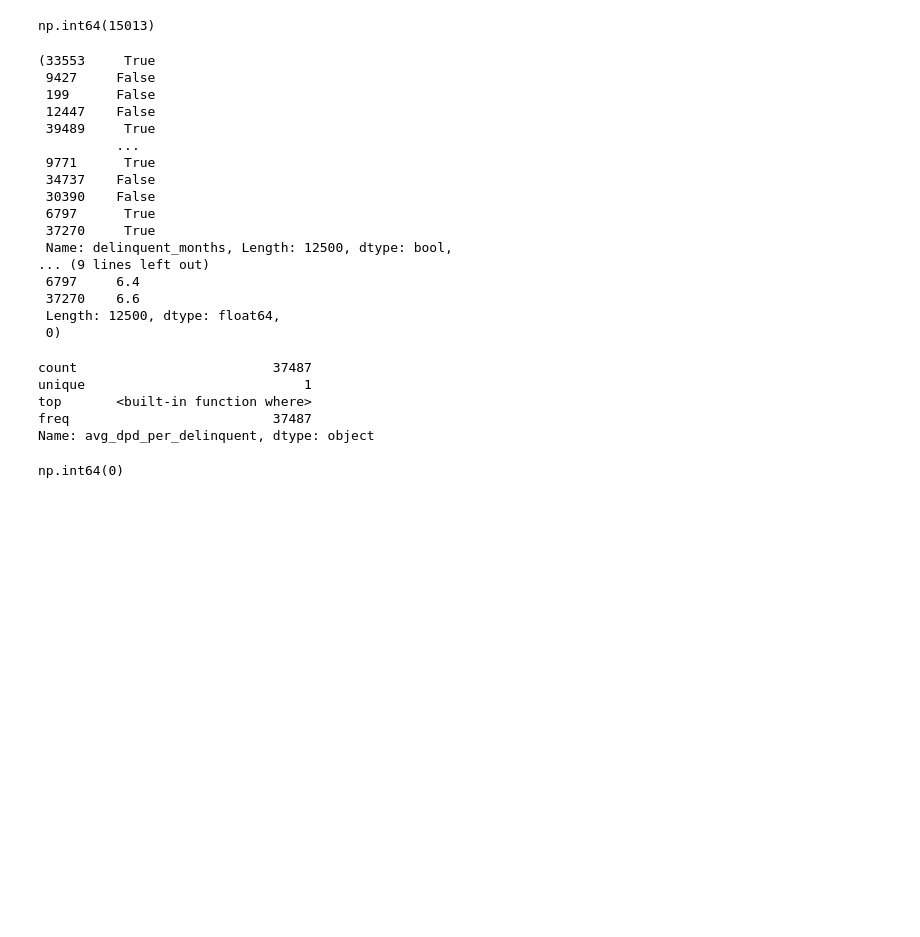
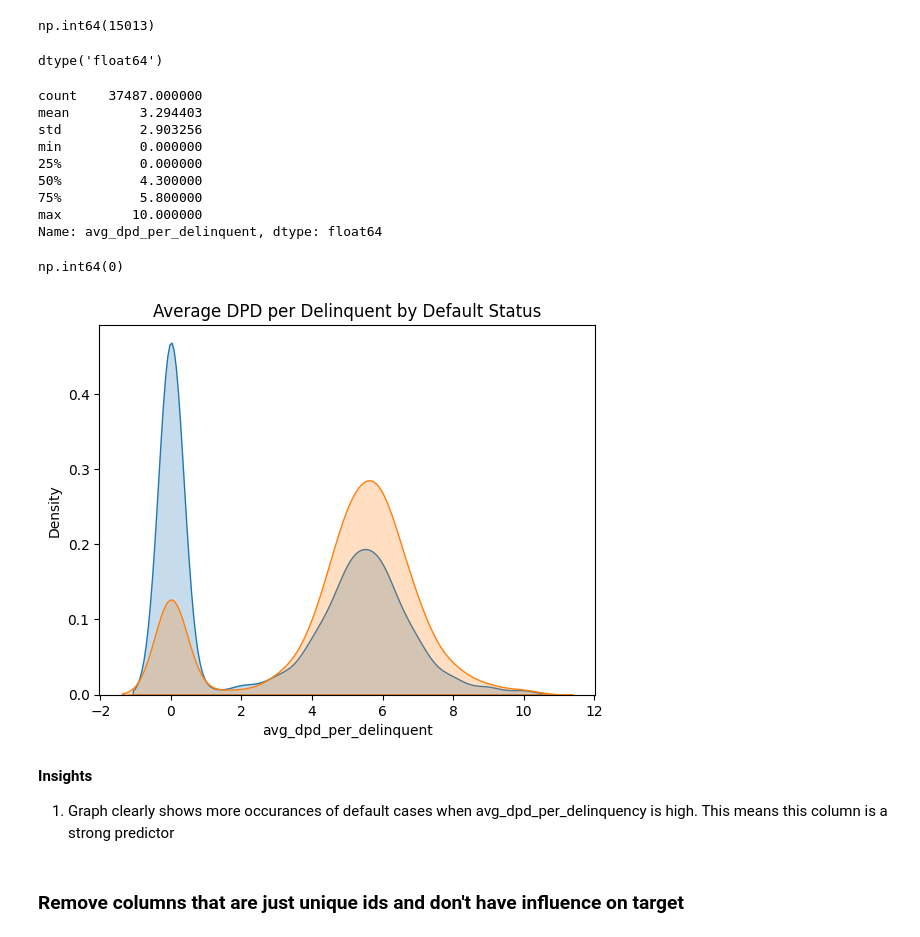
Before and after one commit to rupeshkumarp/credit_risk_analysis, a Jupyter notebook: data_preprocessing_and_eda.ipynb, the cells around one changed output. Cells and saved outputs as stored; diff of their text form; code cells hidden in the pictures; blank space fills up the shorter version.

```diff
--- a/data_preprocessing_and_eda.ipynb
+++ b/data_preprocessing_and_eda.ipynb
@@ -461,39 +461,48 @@ df_train1['avg_dpd_per_delinquent'].isna().sum()
 # %% [output]
 np.int64(15013)
 # %%
-df_train1['avg_dpd_per_delinquent'] = np.where
-(df_train1['delinquent_months'] != 0,(df_train1['total_dpd'] / df_train1['delinquent_months']).round(1),
- 0)# if delinquent months is not 0 then calculate avg_dpd_per_delinquency otherwise 0
+# if delinquent months is not 0 then calculate avg_dpd_per_delinquency otherwise 0
+df_train1['avg_dpd_per_delinquent'] = np.where(
+    df_train1['delinquent_months'] != 0,
+    (df_train1['total_dpd'] / df_train1['delinquent_months']).round(1),
+    0
+)
 
-df_test['avg_dpd_per_delinquent'] = np.where
-(df_test['delinquent_months'] != 0,(df_test['total_dpd'] / df_test['delinquent_months']).round(1),0)
+df_test['avg_dpd_per_delinquent'] = np.where(
+    df_test['delinquent_months'] != 0,
+    (df_test['total_dpd'] / df_test['delinquent_months']).round(1),
+    0
+)
-# %% [output]
-(33553     True
- 9427     False
- 199      False
- 12447    False
- 39489     True
-          ...
- 9771      True
- 34737    False
- 30390    False
- 6797      True
- 37270     True
- Name: delinquent_months, Length: 12500, dtype: bool,
-... (9 lines left out)
- 6797     6.4
- 37270    6.6
- Length: 12500, dtype: float64,
- 0)
+# %%
+df_train1['avg_dpd_per_delinquent'].dtype
+# %% [output]
+dtype('float64')
 # %%
 df_train1['avg_dpd_per_delinquent'].describe()
 # %% [output]
-count                         37487
-unique                            1
-top       <built-in function where>
-freq                          37487
-Name: avg_dpd_per_delinquent, dtype: object
+count    37487.000000
+mean         3.294403
+std          2.903256
+min          0.000000
+25%          0.000000
+50%          4.300000
+75%          5.800000
+max         10.000000
+Name: avg_dpd_per_delinquent, dtype: float64
 # %%
 df_train1['avg_dpd_per_delinquent'].isna().sum()# no null values in avg_dpd_per_delinquent column after replacing null values with 0
 # %% [output]
 np.int64(0)
+# %%
+sns.kdeplot(df_train1[df_train1.default==0]['avg_dpd_per_delinquent'],fill=True,label='default0')
+sns.kdeplot(df_train1[df_train1.default==1]['avg_dpd_per_delinquent'],fill=True,label='default1')
+plt.title('Average DPD per Delinquent by Default Status')
+plt.show()
+# %% [output]
+[figure, added]
+# %% [markdown]
+**Insights**
+
+1. Graph clearly shows more occurances of default cases when avg_dpd_per_delinquency is high. This means this column is a strong predictor
+# %% [markdown]
+### Remove columns that are just unique ids and don't have influence on target
```
Also changed, not shown: parts of 13 cells of this notebook.
